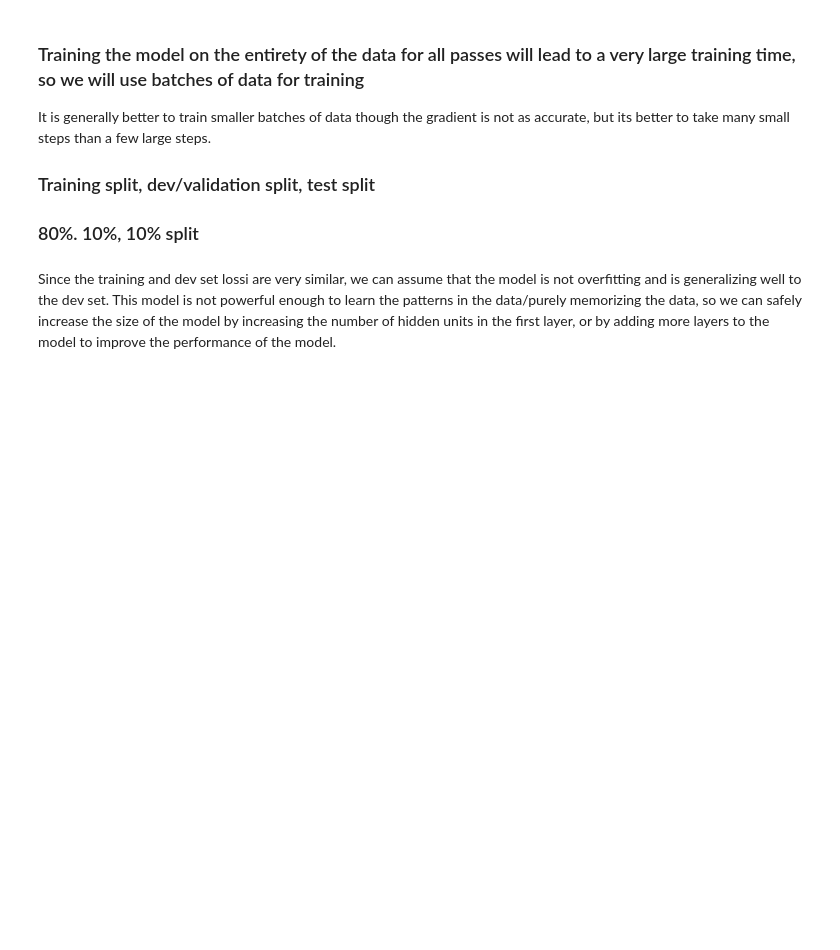
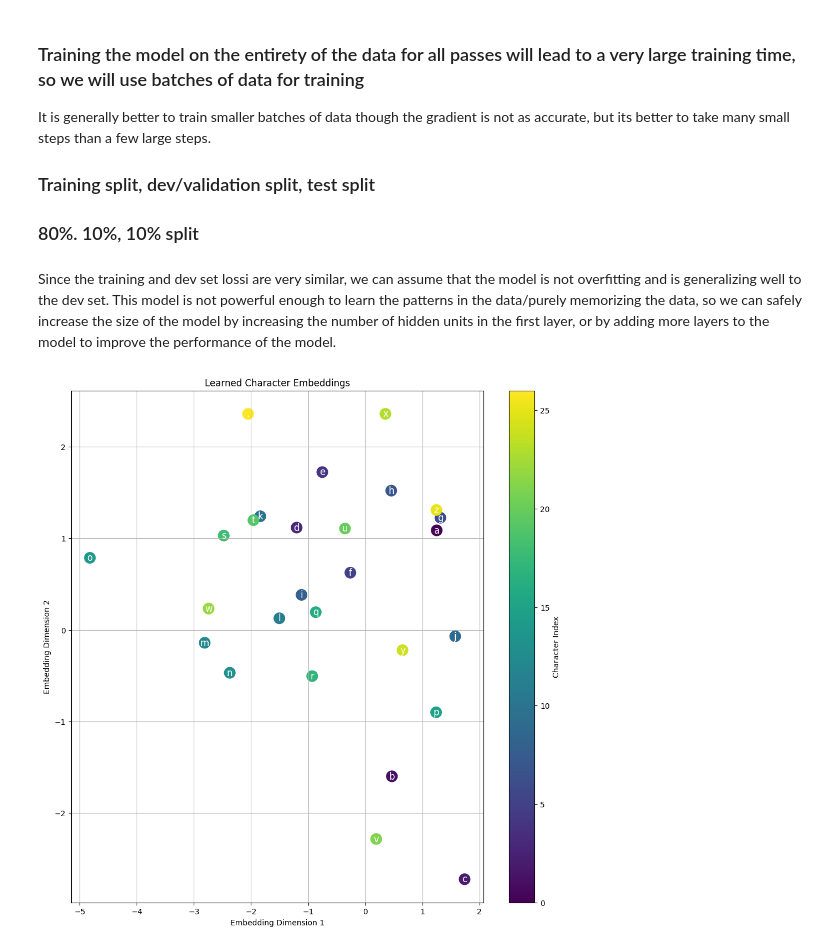
Before and after one commit to Zireael26/karpathy-makemore, a Jupyter notebook: makemore_mlp.ipynb, the cells around one changed output. Cells and saved outputs as stored; diff of their text form; code cells hidden in the pictures; blank space fills up the shorter version.

```diff
--- a/makemore_mlp.ipynb
+++ b/makemore_mlp.ipynb
@@ -244,27 +244,29 @@ Since the training and dev set lossi are very similar, we can assume that the mo
 This model is not powerful enough to learn the patterns in the data/purely memorizing the data, so we can safely increase the size of the model by increasing the number of hidden units in the first layer, or by adding more layers to the model to improve the performance of the model.
 # %%
 # # Visualise the learned embeddings
-# plt.figure(figsize=(12, 12))
-# plt.scatter(
-#     C[:, 0].detach().cpu().numpy(),
-#     C[:, 1].detach().cpu().numpy(),
-#     s=200,
-#     c=range(len(C)),
-#     cmap='viridis',
-# )
-# for i, ch in enumerate(itos.values()):
-#     plt.text(
-#         C[i, 0].item(),
-#         C[i, 1].item(),
-#         ch,
-#         fontsize=12,
-#         ha='center',
-#         va='center',
-#         color='white',
-#     )
-# plt.title("Learned Character Embeddings")
-# plt.xlabel("Embedding Dimension 1")
-# plt.ylabel("Embedding Dimension 2")
-# plt.colorbar(label='Character Index')
-# plt.grid()
-# plt.show()
+plt.figure(figsize=(12, 12))
+plt.scatter(
+    C[:, 0].detach().cpu().numpy(),
+    C[:, 1].detach().cpu().numpy(),
+    s=200,
+    c=range(len(C)),
+    cmap='viridis',
+)
+for i, ch in enumerate(itos.values()):
+    plt.text(
+        C[i, 0].item(),
+        C[i, 1].item(),
+        ch,
+        fontsize=12,
+        ha='center',
+        va='center',
+        color='white',
+    )
+plt.title("Learned Character Embeddings")
+plt.xlabel("Embedding Dimension 1")
+plt.ylabel("Embedding Dimension 2")
+plt.colorbar(label='Character Index')
+plt.grid()
+plt.show()
+# %% [output]
+[figure, added]
```
Also changed, not shown: parts of 4 cells of this notebook, 1 other file.
